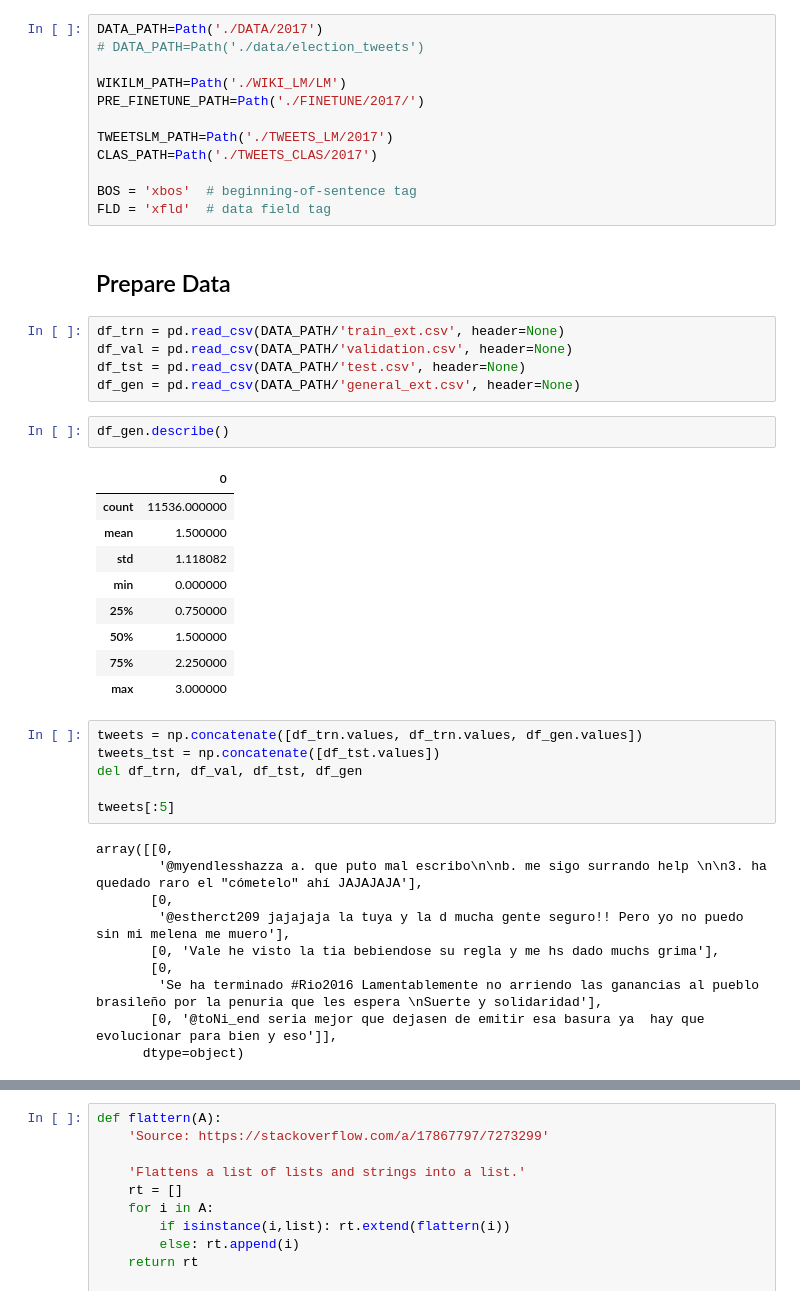
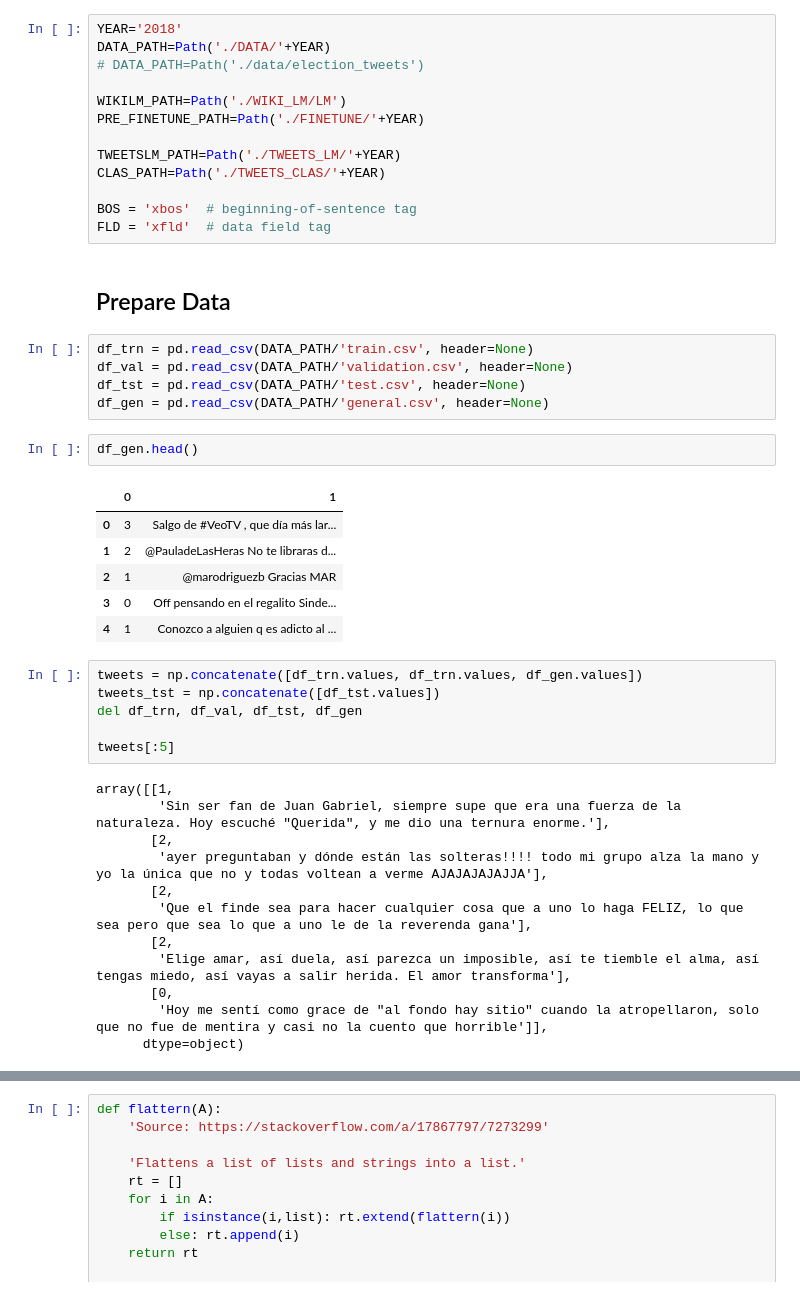
Before and after one commit to dpalominop/ULMFit, a Jupyter notebook: Classifier.ipynb, the cells around one changed output, grey strips where cells are left out. Saved outputs shown, nothing was run; the diff lists cells and outputs as text.

```diff
--- a/Classifier.ipynb
+++ b/Classifier.ipynb
@@ -22,36 +22,34 @@ from sklearn.metrics import f1_score, confusion_matrix
 
 np.random.seed(52)
 # %%
-DATA_PATH=Path('./DATA/2017')
+YEAR='2018'
+DATA_PATH=Path('./DATA/'+YEAR)
 # DATA_PATH=Path('./data/election_tweets')
 
 WIKILM_PATH=Path('./WIKI_LM/LM')
-PRE_FINETUNE_PATH=Path('./FINETUNE/2017/')
+PRE_FINETUNE_PATH=Path('./FINETUNE/'+YEAR)
 
-TWEETSLM_PATH=Path('./TWEETS_LM/2017')
-CLAS_PATH=Path('./TWEETS_CLAS/2017')
+TWEETSLM_PATH=Path('./TWEETS_LM/'+YEAR)
+CLAS_PATH=Path('./TWEETS_CLAS/'+YEAR)
 
 BOS = 'xbos'  # beginning-of-sentence tag
 FLD = 'xfld'  # data field tag
 # %% [markdown]
 ## Prepare Data
 # %%
-df_trn = pd.read_csv(DATA_PATH/'train_ext.csv', header=None)
+df_trn = pd.read_csv(DATA_PATH/'train.csv', header=None)
 df_val = pd.read_csv(DATA_PATH/'validation.csv', header=None)
 df_tst = pd.read_csv(DATA_PATH/'test.csv', header=None)
-df_gen = pd.read_csv(DATA_PATH/'general_ext.csv', header=None)
+df_gen = pd.read_csv(DATA_PATH/'general.csv', header=None)
 # %%
-df_gen.describe()
+df_gen.head()
 # %% [output]
-|  | 0 |
-| count | 11536.000000 |
-| mean | 1.500000 |
-| std | 1.118082 |
-| min | 0.000000 |
-| 25% | 0.750000 |
-| 50% | 1.500000 |
-| 75% | 2.250000 |
-| max | 3.000000 |
+|  | 0 | 1 |
+| 0 | 3 | Salgo de #VeoTV , que día más lar... |
+| 1 | 2 | @PauladeLasHeras No te libraras d... |
+| 2 | 1 | @marodriguezb Gracias MAR |
+| 3 | 0 | Off pensando en el regalito Sinde... |
+| 4 | 1 | Conozco a alguien q es adicto al ... |
 # %%
 tweets = np.concatenate([df_trn.values, df_trn.values, df_gen.values])
 tweets_tst = np.concatenate([df_tst.values])
@@ -59,14 +57,16 @@ del df_trn, df_val, df_tst, df_gen
 
 tweets[:5]
 # %% [output]
-array([[0,
-        '@myendlesshazza a. que puto mal escribo\n\nb. me sigo surrando help \n\n3. ha quedado raro el "cómetelo" ahí JAJAJAJA'],
+array([[1,
+        'Sin ser fan de Juan Gabriel, siempre supe que era una fuerza de la naturaleza. Hoy escuché "Querida", y me dio una ternura enorme.'],
+       [2,
+        'ayer preguntaban y dónde están las solteras!!!! todo mi grupo alza la mano y yo la única que no y todas voltean a verme AJAJAJAJAJJA'],
+       [2,
+        'Que el finde sea para hacer cualquier cosa que a uno lo haga FELIZ, lo que sea pero que sea lo que a uno le de la reverenda gana'],
+       [2,
+        'Elige amar, así duela, así parezca un imposible, así te tiemble el alma, así tengas miedo, así vayas a salir herida. El amor transforma'],
        [0,
-        '@estherct209 jajajaja la tuya y la d mucha gente seguro!! Pero yo no puedo sin mi melena me muero'],
-       [0, 'Vale he visto la tia bebiendose su regla y me hs dado muchs grima'],
-       [0,
-        'Se ha terminado #Rio2016 Lamentablemente no arriendo las ganancias al pueblo brasileño por la penuria que les espera \nSuerte y solidaridad'],
-       [0, '@toNi_end seria mejor que dejasen de emitir esa basura ya  hay que evolucionar para bien y eso']],
+        'Hoy me sentí como grace de "al fondo hay sitio" cuando la atropellaron, solo que no fue de mentira y casi no la cuento que horrible']],
       dtype=object)
 # %%
 np.random.shuffle(tweets)
```
Also changed, not shown: parts of 27 cells of this notebook, 6 other files.
